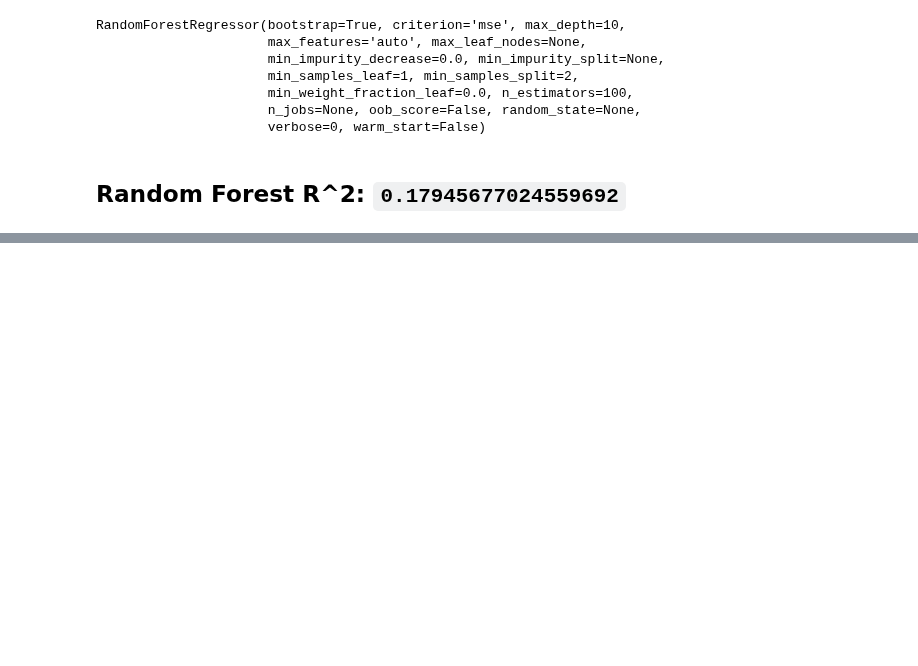
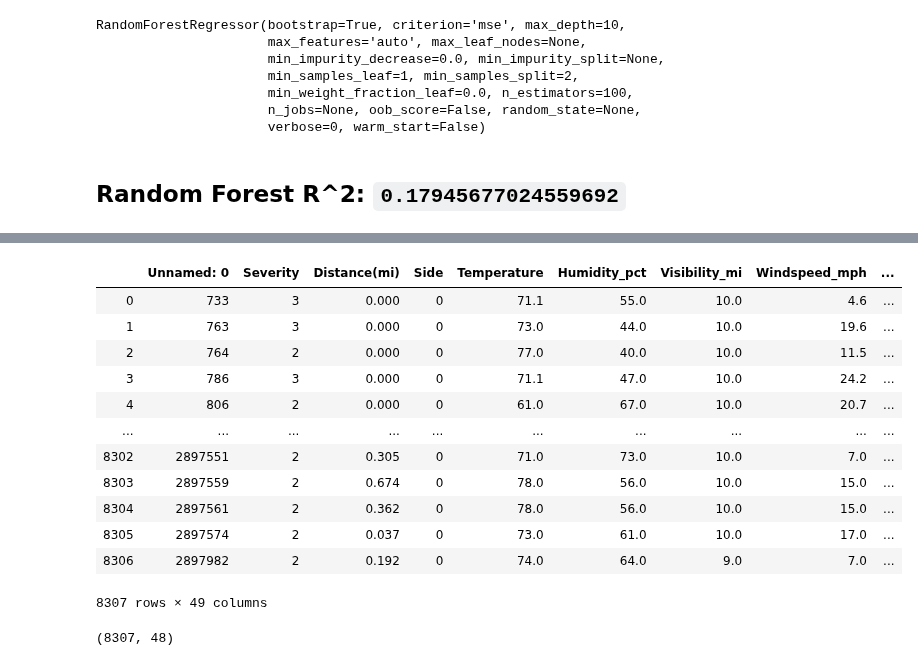
Before and after one commit to mpayumo/accident-severity-us, a Jupyter notebook: accidents-8-san-francisco.ipynb, the cells around one changed output, grey strips where cells are left out. Drawn from its saved outputs; the diff is of its cells as text; code cells hidden in the pictures; blank space fills up the shorter version.

```diff
--- a/accidents-8-san-francisco.ipynb
+++ b/accidents-8-san-francisco.ipynb
@@ -405,0 +419,16 @@ plt.savefig('img/featureimp.jpg')
+# %%
+gradient_sf = pd.read_csv('data/df_sanfran.csv')
+# %% [output]
+|  | Unnamed: 0 | Severity | Distance(mi) | Side | Temperature | Humidity_pct | Visibility_mi | Windspeed_mph | ... |
+| 0 | 733 | 3 | 0.000 | 0 | 71.1 | 55.0 | 10.0 | 4.6 | ... |
+| 1 | 763 | 3 | 0.000 | 0 | 73.0 | 44.0 | 10.0 | 19.6 | ... |
+| 2 | 764 | 2 | 0.000 | 0 | 77.0 | 40.0 | 10.0 | 11.5 | ... |
+| 3 | 786 | 3 | 0.000 | 0 | 71.1 | 47.0 | 10.0 | 24.2 | ... |
+| 4 | 806 | 2 | 0.000 | 0 | 61.0 | 67.0 | 10.0 | 20.7 | ... |
+| ... | ... | ... | ... | ... | ... | ... | ... | ... | ... |
+| 8302 | 2897551 | 2 | 0.305 | 0 | 71.0 | 73.0 | 10.0 | 7.0 | ... |
+| 8303 | 2897559 | 2 | 0.674 | 0 | 78.0 | 56.0 | 10.0 | 15.0 | ... |
+| 8304 | 2897561 | 2 | 0.362 | 0 | 78.0 | 56.0 | 10.0 | 15.0 | ... |
+| 8305 | 2897574 | 2 | 0.037 | 0 | 73.0 | 61.0 | 10.0 | 17.0 | ... |
+| 8306 | 2897982 | 2 | 0.192 | 0 | 74.0 | 64.0 | 9.0 | 7.0 | ... |
+8307 rows × 49 columns
@@ -405,0 +437,4 @@ plt.savefig('img/featureimp.jpg')
+# %%
+gradient_sf.shape
+# %% [output]
+(8307, 48)
```
Also changed, not shown: parts of 26 cells of this notebook, 1 other file.
